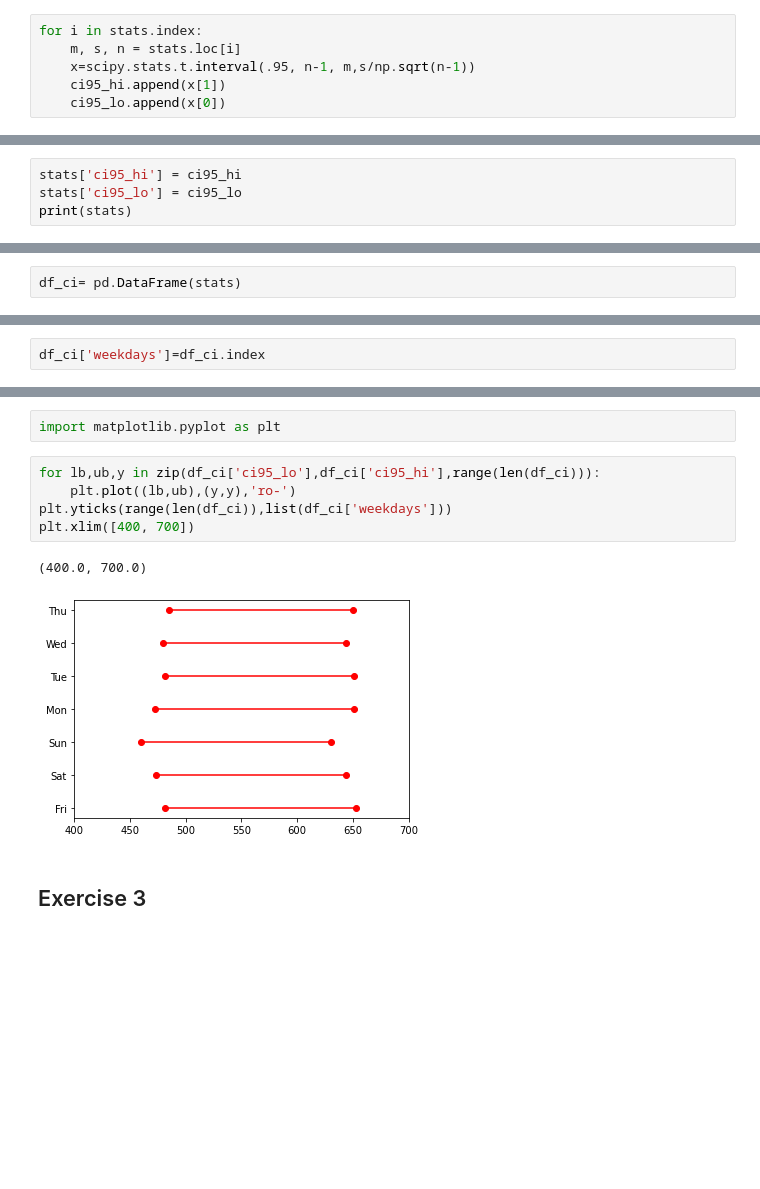
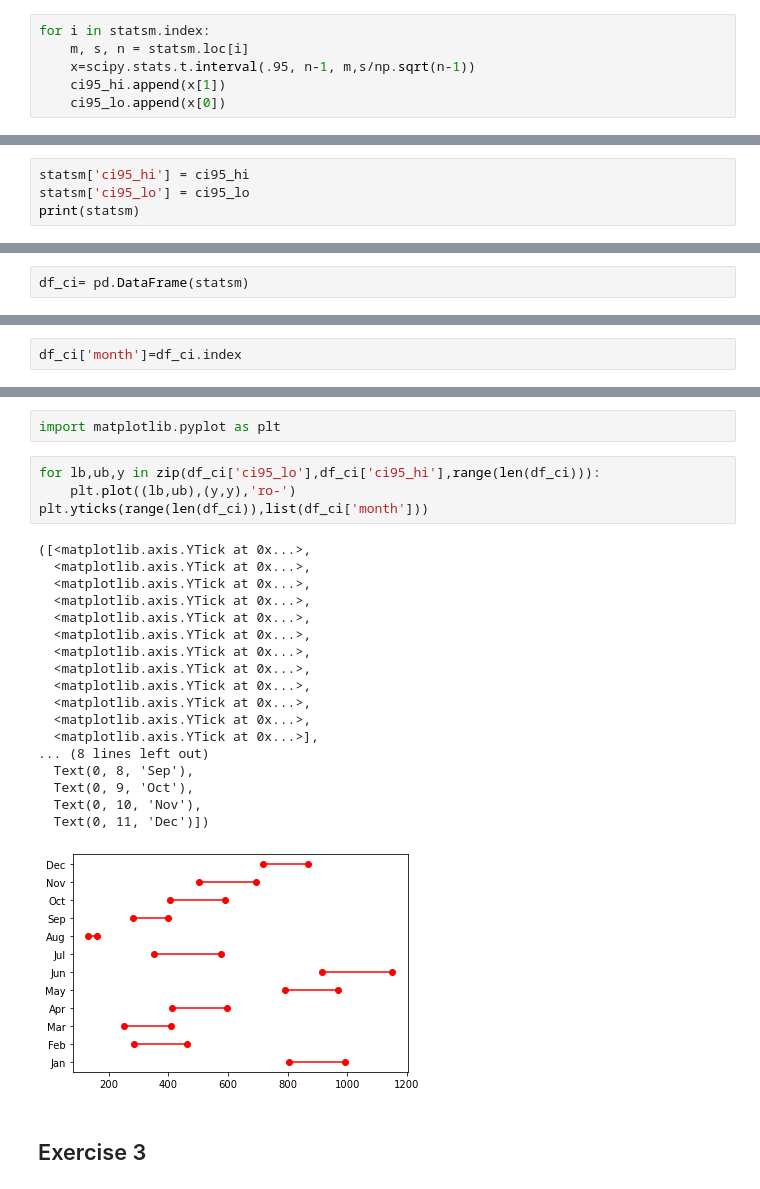
Before and after one commit to malouche/DSC2spring2022, a Jupyter notebook: Solution Practice Sheet 3.ipynb, the cells around one changed output, grey strips where cells are left out. Saved outputs shown, nothing was run; the diff lists cells and outputs as text; blank space fills up the shorter version.

```diff
--- a/Solution Practice Sheet 3.ipynb
+++ b/Solution Practice Sheet 3.ipynb
@@ -313,8 +359,8 @@ CategoricalIndex(['Fri', 'Sat', 'Sun', 'Mon', 'Tue', 'Wed', 'Thu'], categories=[
 ci95_hi = []
 ci95_lo = []
 # %%
-for i in stats.index:
-    m, s, n = stats.loc[i]
+for i in statsm.index:
+    m, s, n = statsm.loc[i]
     x=scipy.stats.t.interval(.95, n-1, m,s/np.sqrt(n-1))
     ci95_hi.append(x[1])
     ci95_lo.append(x[0])
@@ -341,5 +397,5 @@ ci95_lo
 # %%
-stats['ci95_hi'] = ci95_hi
-stats['ci95_lo'] = ci95_lo
-print(stats)
+statsm['ci95_hi'] = ci95_hi
+statsm['ci95_lo'] = ci95_lo
+print(statsm)
 # %% [output]
@@ -356,5 +417,5 @@ Thu       567.683673  410.020004   98  650.310129  485.057218
 # %%
-df_ci= pd.DataFrame(stats)
+df_ci= pd.DataFrame(statsm)
 # %%
 df_ci
 # %% [output]
@@ -375,5 +443,5 @@ CategoricalIndex(['Fri', 'Sat', 'Sun', 'Mon', 'Tue', 'Wed', 'Thu'], categories=[
 # %%
-df_ci['weekdays']=df_ci.index
+df_ci['month']=df_ci.index
 # %%
 df_ci
 # %% [output]
@@ -401,11 +475,26 @@ import matplotlib.pyplot as plt
 # %%
 for lb,ub,y in zip(df_ci['ci95_lo'],df_ci['ci95_hi'],range(len(df_ci))):
     plt.plot((lb,ub),(y,y),'ro-')
-plt.yticks(range(len(df_ci)),list(df_ci['weekdays']))
-plt.xlim([400, 700])
+plt.yticks(range(len(df_ci)),list(df_ci['month']))
 # %% [output]
-(400.0, 700.0)
+([<matplotlib.axis.YTick at 0x...>,
+  <matplotlib.axis.YTick at 0x...>,
+  <matplotlib.axis.YTick at 0x...>,
+  <matplotlib.axis.YTick at 0x...>,
+  <matplotlib.axis.YTick at 0x...>,
+  <matplotlib.axis.YTick at 0x...>,
+  <matplotlib.axis.YTick at 0x...>,
+  <matplotlib.axis.YTick at 0x...>,
+  <matplotlib.axis.YTick at 0x...>,
+  <matplotlib.axis.YTick at 0x...>,
+  <matplotlib.axis.YTick at 0x...>,
+  <matplotlib.axis.YTick at 0x...>],
+... (8 lines left out)
+  Text(0, 8, 'Sep'),
+  Text(0, 9, 'Oct'),
+  Text(0, 10, 'Nov'),
+  Text(0, 11, 'Dec')])
-[figure, old version]
+[figure, new version]
 # %% [markdown]
 ## Exercise 3
 # %%
```
Also changed, not shown: parts of 14 cells of this notebook.
